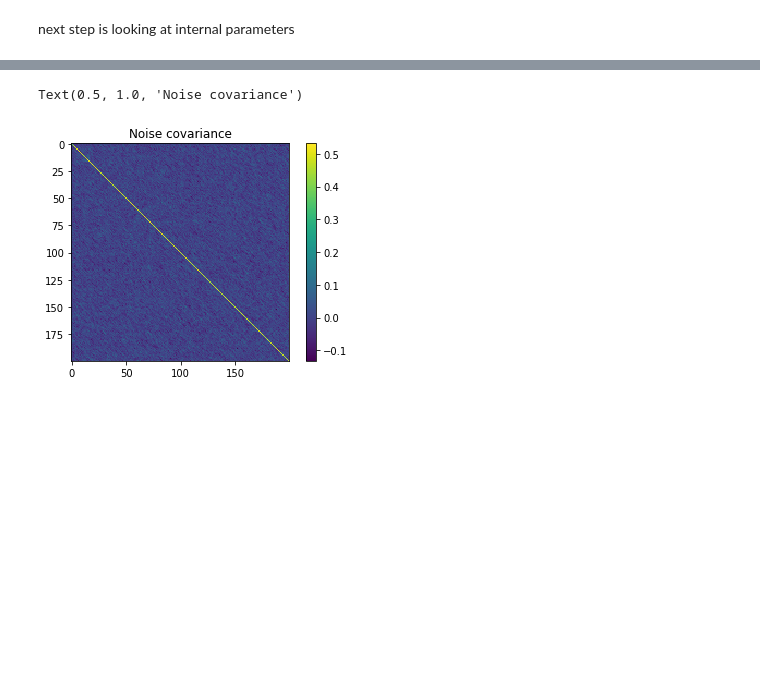
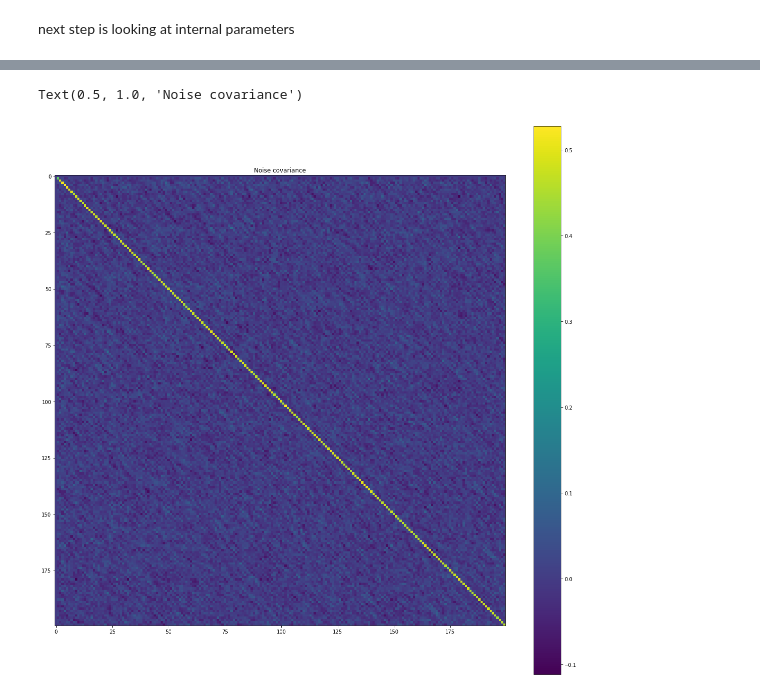
Before and after one commit to eghbalhosseini/KeRNL, a Jupyter notebook: kernel_irnn_cell_with.ipynb, the cells around one changed output, grey strips where cells are left out. Cells and saved outputs as stored; diff of their text form; code cells hidden in the pictures; blank space fills up the shorter version.

```diff
--- a/kernel_irnn_cell_with.ipynb
+++ b/kernel_irnn_cell_with.ipynb
@@ -68,19 +68,19 @@ num_classes = 10 # MNIST total classes (0-9 digits)
 # %% [markdown]
 create a tuple object for the cell,
 # %%
-_KernelRNNStateTuple = collections.namedtuple("KernelRNNStateTuple", ("h","h_hat","Theta", "Gamma","input_trace","recurrent_trace","input_sensitivity","recurrent_sensitivity","kernel_coeff"))
-_KernelRNNOutputTuple = collections.namedtuple("KernelRNNOutputTuple", ("h","h_hat","Theta","Gamma", "input_trace","recurrent_trace"))
+_KernelRNNStateTuple = collections.namedtuple("KernelRNNStateTuple", ("h","h_hat","Theta", "Gamma","input_trace","recurrent_trace","sensitivty_tensor","kernel_coeff"))
+_KernelRNNOutputTuple = collections.namedtuple("KernelRNNOutputTuple", ("h","h_hat","Theta","Gamma", "input_trace","recurrent_trace","sensitivty_tensor","kernel_coeff"))
 
 class KernelRNNStateTuple(_KernelRNNStateTuple):
   """Tuple used by kernel RNN Cells for `state_variables `.
-  Stores 9 elements: `(h, h_hat, Theta, Gamma, input_trace,recurrent_trace, input_sensitivity,recurrent_sensitivity, kernel_coeff`, in that order.
+  Stores 8 elements: `(h, h_hat, Theta, Gamma, input_trace,recurrent_trace, sensitivty_tensor, kernel_coeff`, in that order.
   always is used for this type of cell
   """
   __slots__ = ()
 
   @property
   def dtype(self):
-    (h, h_hat,Theta, Gamma, input_trace,recurrent_trace, input_sensitivity, recurrent_sensitivity, kernel_coeff ) = self
+    (h, h_hat,Theta , Gamma, input_trace,recurrent_trace, sensitivity_tensor, kernel_coeff ) = self
     if h.dtype != h_hat.dtype:
       raise TypeError("Inconsistent internal state: %s vs %s" %
                       (str(h.dtype), str(h_hat.dtype)))
@@ -96,7 +96,7 @@ class KernelRNNOutputTuple(_KernelRNNOutputTuple):
 
   @property
   def dtype(self):
-    (h, h_hat, Theta, Gamma, input_trace, recurrent_trace) = self
+    (h, h_hat,Theta , Gamma, input_trace,recurrent_trace, sensitivity_tensor, kernel_coeff) = self
     if h.dtype != h_hat.dtype:
       raise TypeError("Inconsistent internal state: %s vs %s" %
                       (str(h.dtype), str(h_hat.dtype)))
@@ -292,7 +334,7 @@ def kernel_RNN(x, weights, biases):
     # using variable scope to initialize to identity
     with tf.variable_scope('recurrent',initializer=tf.initializers.identity()) as scope:
         # Define a lstm cell with tensorflow
-        kernel_cell = KernelRNNCell(num_units=num_hidden,num_inputs=num_input)
+        kernel_cell = KernelRNNCell(num_units=num_hidden,num_inputs=num_input,time_steps=timesteps)
         rnn_cell = tf.contrib.rnn.BasicRNNCell(num_hidden,name='irnn')
         # Get lstm cell output
         kernel_outputs, kernel_states = tf.nn.dynamic_rnn(kernel_cell, x, dtype=tf.float32)
@@ -495,10 +509,10 @@ plt.plot(np.mean(outputs_np.transpose()-noisy_outputs_np.transpose(),0))
 # %%
-plt.figure()
+plt.figure(figsize=[20,20])
 plt.imshow(np.cov(outputs_np.transpose()-noisy_outputs_np.transpose()))
 plt.colorbar()
 plt.title('Noise covariance')
 # %% [output]
 Text(0.5, 1.0, 'Noise covariance')
-[figure, old version]
+[figure, new version]
 # %%
 network_ouput.Theta.shape
```
Also changed, not shown: parts of 18 cells of this notebook, 1 other file.
